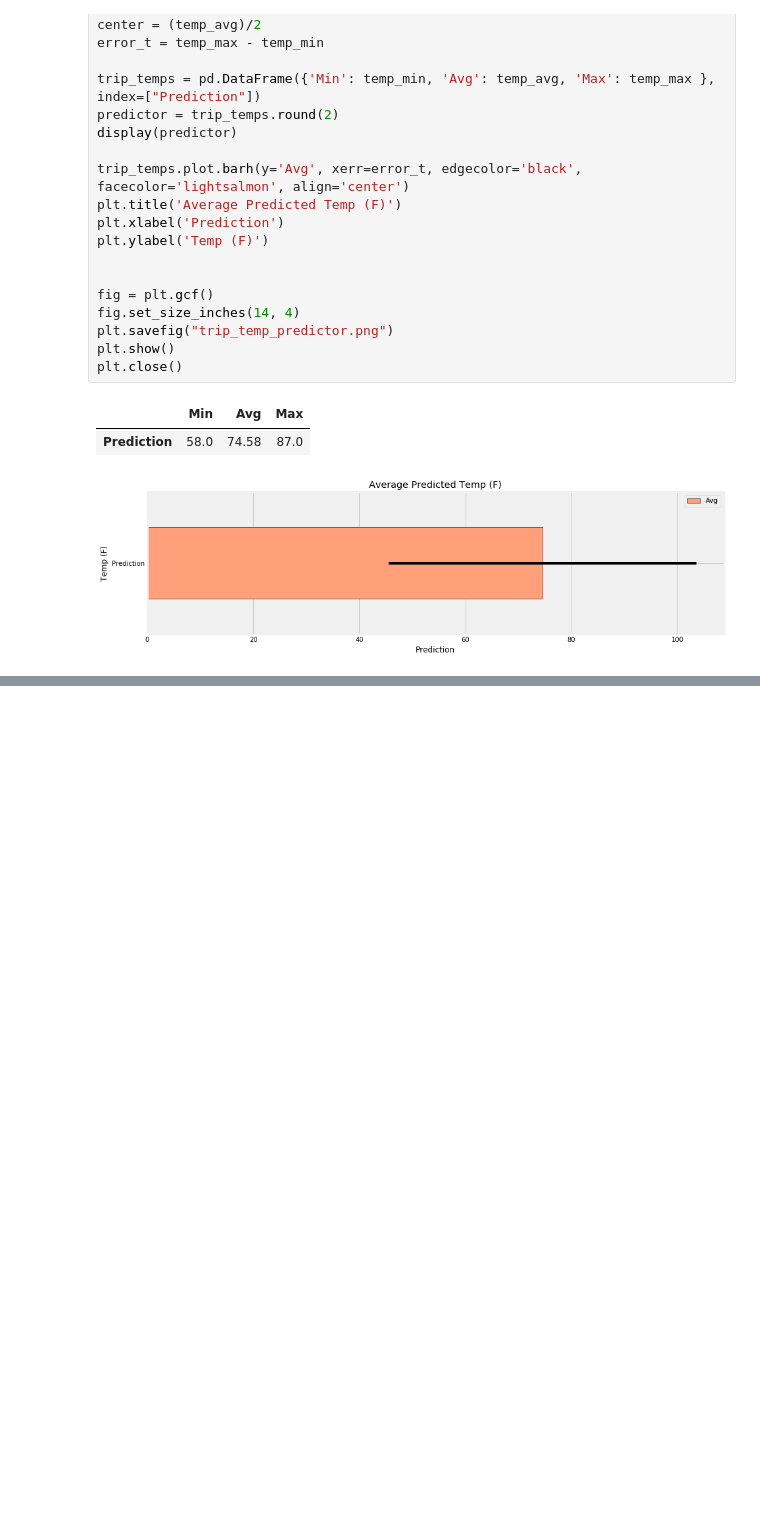
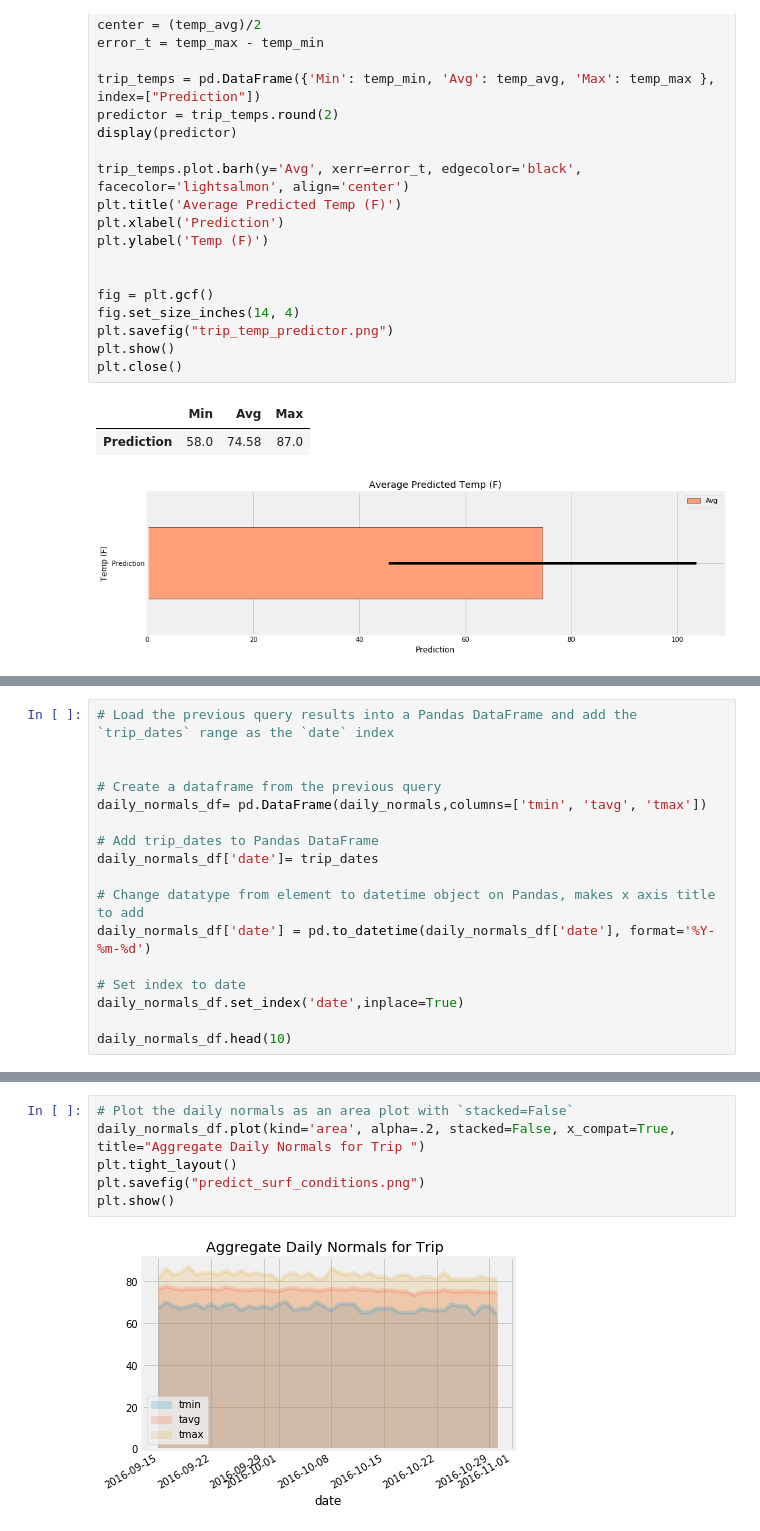
Before and after one commit to srmonteiro/DS_Bootcamp_HW, a Jupyter notebook: Monteiro_wk11_ADSR_Climate_Surf/Monteiro_wk11_ADSR_SurfWeather.ipynb, the cells around one changed output, grey strips where cells are left out. Cells and saved outputs as stored; diff of their text form; blank space fills up the shorter version.

```diff
--- a/Monteiro_wk11_ADSR_Climate_Surf/Monteiro_wk11_ADSR_SurfWeather.ipynb
+++ b/Monteiro_wk11_ADSR_Climate_Surf/Monteiro_wk11_ADSR_SurfWeather.ipynb
@@ -502,0 +575,17 @@ plt.close()
+# %%
+# Load the previous query results into a Pandas DataFrame and add the `trip_dates` range as the `date` index
+
+
+# Create a dataframe from the previous query
+daily_normals_df= pd.DataFrame(daily_normals,columns=['tmin', 'tavg', 'tmax'])
+
+# Add trip_dates to Pandas DataFrame
+daily_normals_df['date']= trip_dates
+
+# Change datatype from element to datetime object on Pandas, makes x axis title to add
+daily_normals_df['date'] = pd.to_datetime(daily_normals_df['date'], format='%Y-%m-%d')
+
+# Set index to date
+daily_normals_df.set_index('date',inplace=True)
+
+daily_normals_df.head(10)
@@ -502,0 +605,8 @@ plt.close()
+# %%
+# Plot the daily normals as an area plot with `stacked=False`
+daily_normals_df.plot(kind='area', alpha=.2, stacked=False, x_compat=True, title="Aggregate Daily Normals for Trip ")
+plt.tight_layout()
+plt.savefig("predict_surf_conditions.png")
+plt.show()
+# %% [output]
+[figure, added]
```
Also changed, not shown: parts of 3 cells of this notebook, 2 other files.
